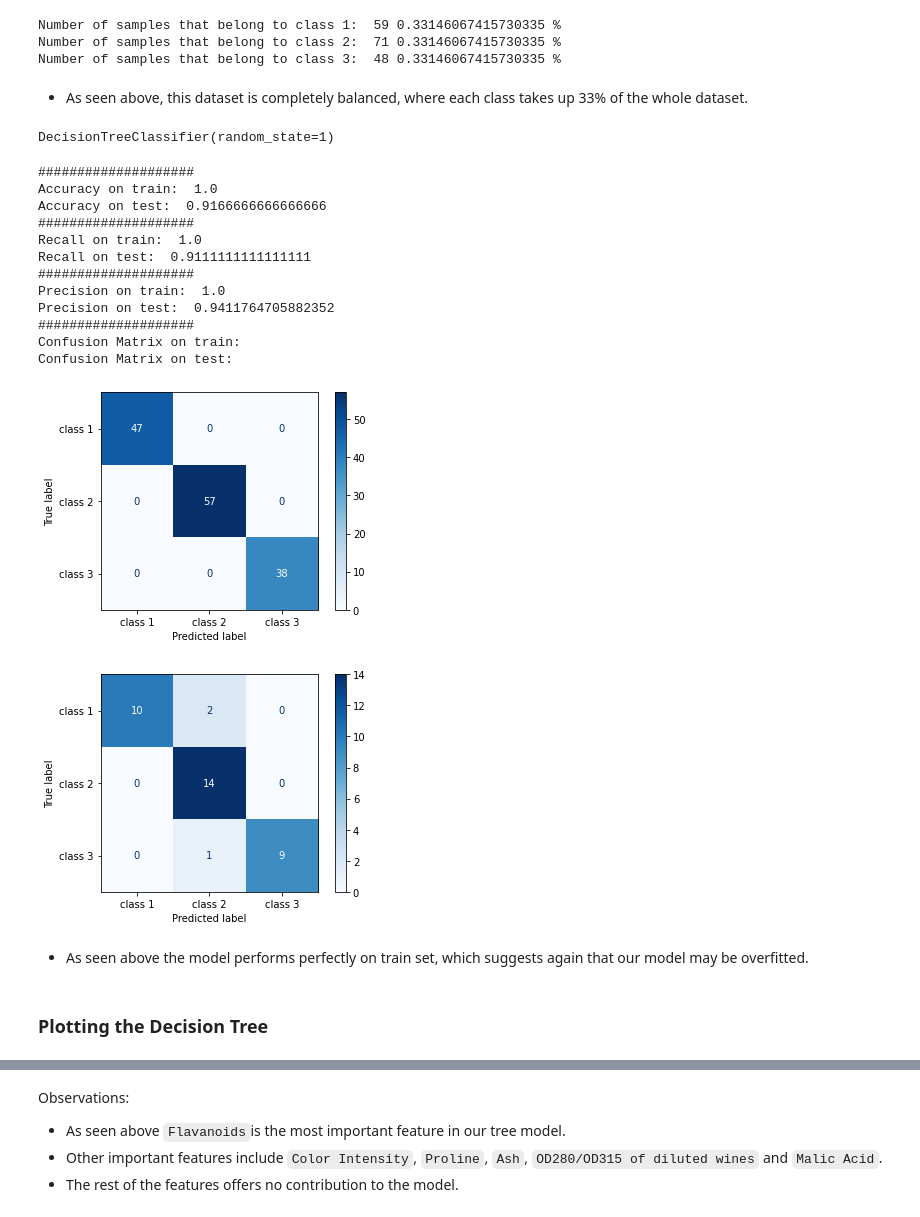
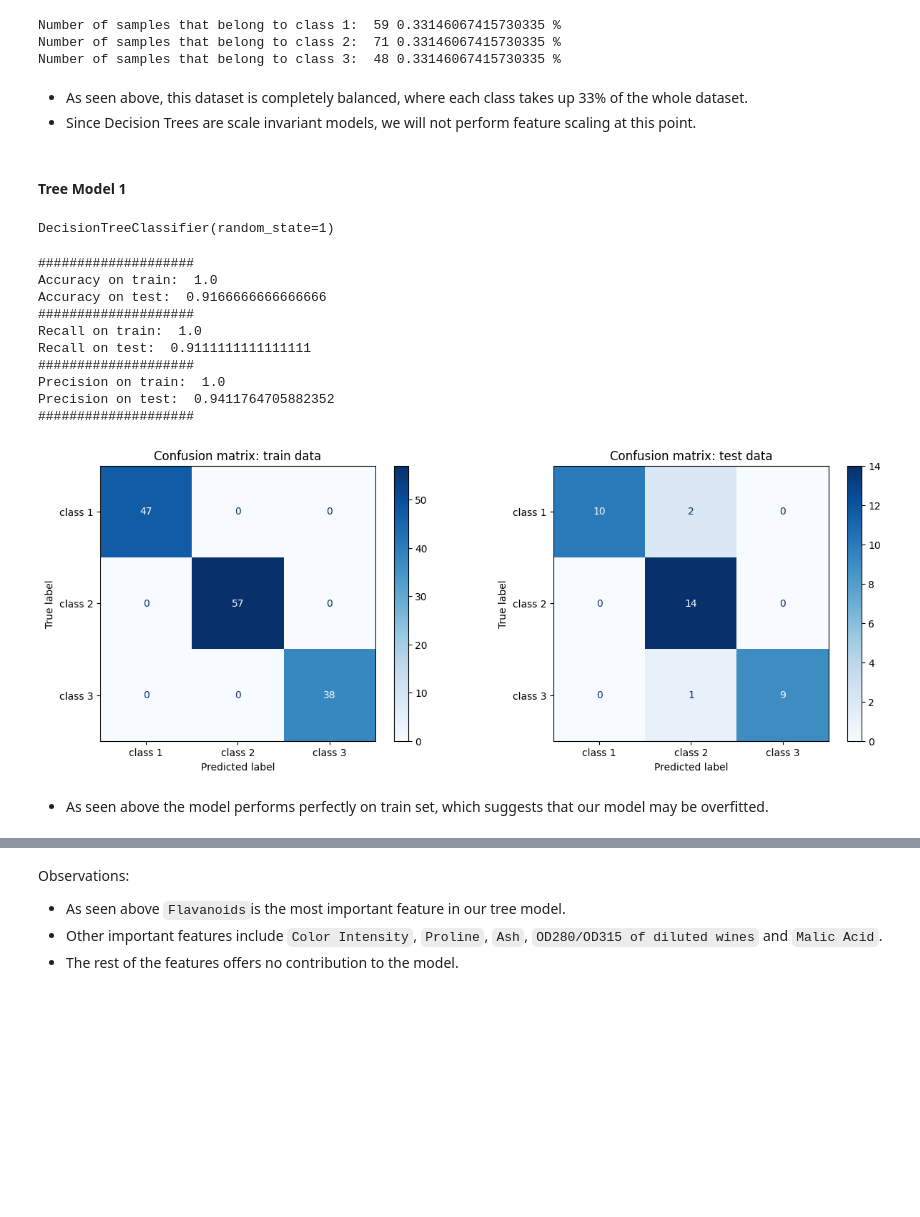
Before and after one commit to nadiaverdha/MachineLearningEx1, a Jupyter notebook: Ex1_wine.ipynb, the cells around one changed output, grey strips where cells are left out. Saved outputs shown, nothing was run; the diff lists cells and outputs as text; code cells hidden in the pictures; blank space fills up the shorter version.

```diff
--- a/Ex1_wine.ipynb
+++ b/Ex1_wine.ipynb
@@ -251,9 +250,12 @@ Number of samples that belong to class 2:  71 0.33146067415730335 %
 Number of samples that belong to class 3:  48 0.33146067415730335 %
 # %% [markdown]
 - As seen above, this dataset is completely balanced, where each class takes up 33% of the whole dataset.
+- Since Decision Trees are scale invariant models, we will not perform feature scaling at this point.
+# %% [markdown]
+#### Tree Model 1
 # %%
-tree_model_random = tree.DecisionTreeClassifier(criterion = 'gini', random_state=1)
-tree_model_random.fit(X_train,y_train)
+tree_1 = tree.DecisionTreeClassifier(criterion = 'gini', random_state=1)
+tree_1.fit(X_train,y_train)
 # %% [output]
 DecisionTreeClassifier(random_state=1)
 # %%
@@ -273,36 +275,38 @@ def evaluate(model):
     print("Precision on test: ", precision_score(y_true = y_test, y_pred = y_test_predict,average = 'macro'))
 
     print("#"*20)
-    print("Confusion Matrix on train:")
-    c1 = confusion_matrix(y_train, y_train_predict)
-    cmd = ConfusionMatrixDisplay(c1,display_labels=['class 1','class 2','class 3'])
-    cmd.plot(cmap=plt.cm.Blues)
-    print("Confusion Matrix on test:")
-    c2 = confusion_matrix(y_test, y_test_predict)
-    cmd = ConfusionMatrixDisplay(c2, display_labels=['class 1','class 2','class 3'])
-    cmd.plot(cmap=plt.cm.Blues)
+
+    # plot confusion matrices
+    fig, ax = plt.subplots(nrows=1, ncols=2, figsize=(15, 5))
+
+    c_1 = confusion_matrix(y_true=y_train, y_pred=y_train_predict)
+    cmd_1 = ConfusionMatrixDisplay(c_1, display_labels=['class 1', 'class 2', 'class 3'])
+    cmd_1.plot(ax=ax[0], cmap=plt.cm.Blues)
+    ax[0].set_title("Confusion matrix: train data")
+
+    c_2 = confusion_matrix(y_true=y_test, y_pred=y_test_predict)
+    cmd_2 = ConfusionMatrixDisplay(c_2, display_labels=['class 1','class 2','class 3'])
+    cmd_2.plot(ax=ax[1], cmap=plt.cm.Blues)
+    ax[1].set_title("Confusion matrix: test data")
+
+
     plt.show()
 # %%
-evaluate(tree_model_random)
+evaluate(tree_1)
 # %% [output]
 ####################
 Accuracy on train:  1.0
 Accuracy on test:  0.9166666666666666
 ####################
 Recall on train:  1.0
 Recall on test:  0.9111111111111111
 ####################
 Precision on train:  1.0
 Precision on test:  0.9411764705882352
 ####################
-Confusion Matrix on train:
-Confusion Matrix on test:
-[figure, old version]
+[figure, new version]
-[figure, removed]
 # %% [markdown]
-- As seen above the model performs perfectly on train set, which suggests again that our model may be overfitted.
+- As seen above the model performs perfectly on train set, which suggests that our model may be overfitted.
-# %% [markdown]
-### Plotting the Decision Tree
 # %%
 features = list(X_train)
 # %%
```
Also changed, not shown: parts of 36 cells of this notebook.
